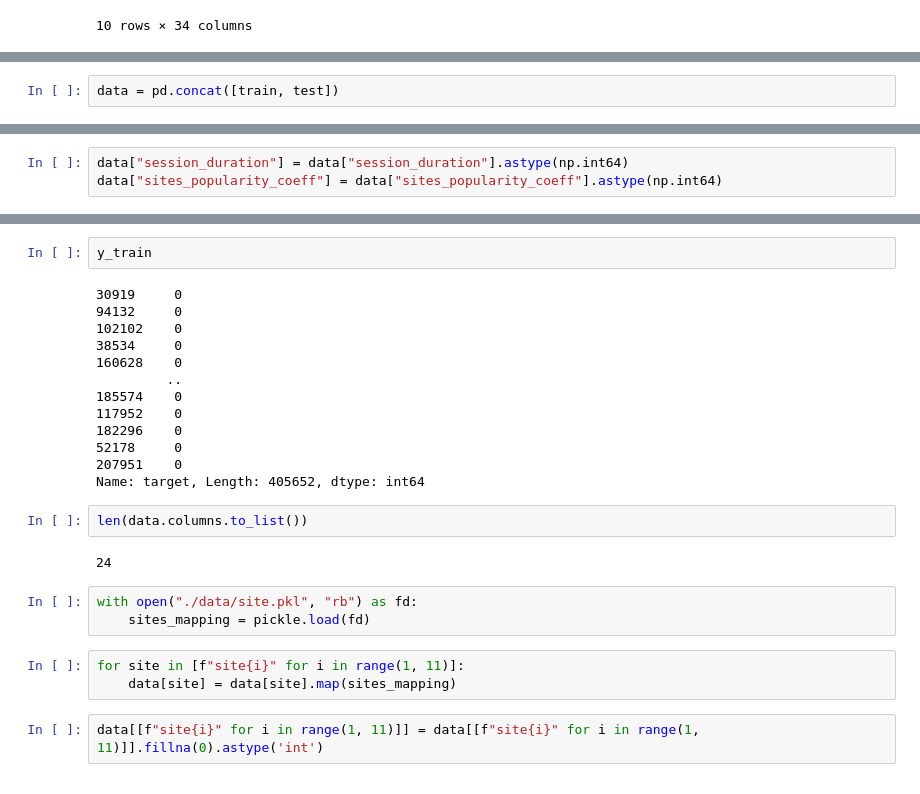
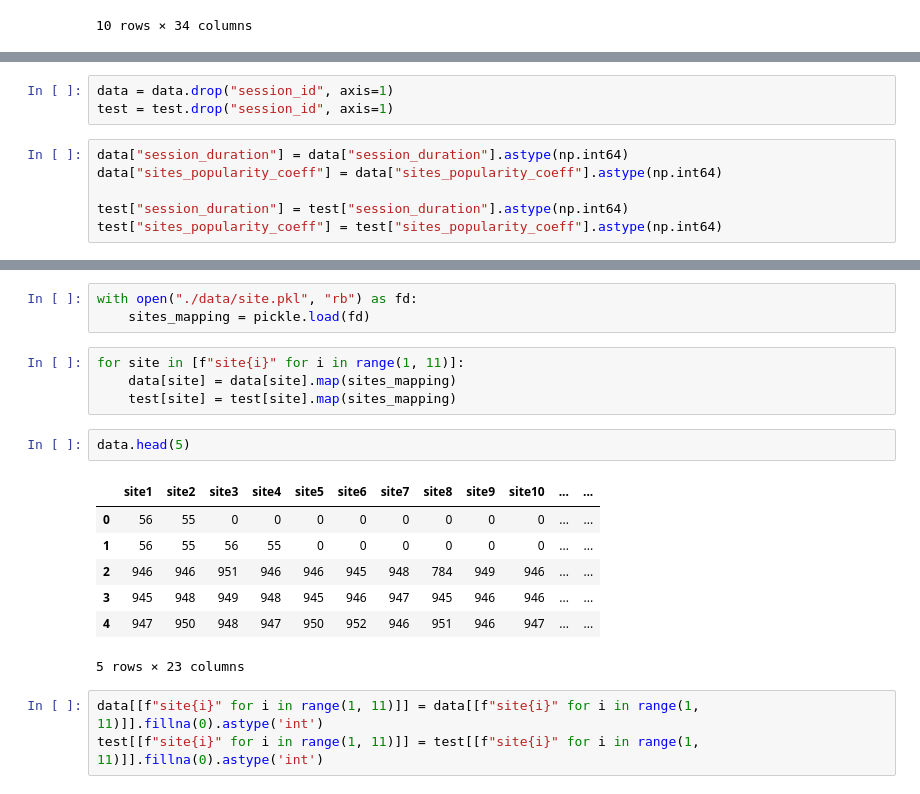
Before and after one commit to ret7020/MoscowMastersWorkflow, a Jupyter notebook: catboost.ipynb, the cells around one changed output, grey strips where cells are left out. Cells and saved outputs as stored; diff of their text form.

```diff
--- a/catboost.ipynb
+++ b/catboost.ipynb
@@ -60,3 +36 @@ train = train.drop([f"time{i}" for i in range(1, 11)], axis=1)
 test = test.drop([f"time{i}" for i in range(1, 11)], axis=1)
-# %%
-data = pd.concat([train, test])
@@ -79,3 +37,9 @@ data
+# %%
+data = data.drop("session_id", axis=1)
+test = test.drop("session_id", axis=1)
 # %%
 data["session_duration"] = data["session_duration"].astype(np.int64)
 data["sites_popularity_coeff"] = data["sites_popularity_coeff"].astype(np.int64)
+
+test["session_duration"] = test["session_duration"].astype(np.int64)
+test["sites_popularity_coeff"] = test["sites_popularity_coeff"].astype(np.int64)
@@ -101,28 +81,21 @@ is_short                  int64
 dtype: object
-# %%
-y_train
-# %% [output]
-30919     0
-94132     0
-102102    0
-38534     0
-160628    0
-         ..
-185574    0
-117952    0
-182296    0
-52178     0
-207951    0
-Name: target, Length: 405652, dtype: int64
-# %%
-len(data.columns.to_list())
-# %% [output]
-24
 # %%
 with open("./data/site.pkl", "rb") as fd:
     sites_mapping = pickle.load(fd)
 # %%
 for site in [f"site{i}" for i in range(1, 11)]:
     data[site] = data[site].map(sites_mapping)
+    test[site] = test[site].map(sites_mapping)
+# %%
+data.head(5)
+# %% [output]
+|  | site1 | site2 | site3 | site4 | site5 | site6 | site7 | site8 | site9 | site10 | ... | ... |
+| 0 | 56 | 55 | 0 | 0 | 0 | 0 | 0 | 0 | 0 | 0 | ... | ... |
+| 1 | 56 | 55 | 56 | 55 | 0 | 0 | 0 | 0 | 0 | 0 | ... | ... |
+| 2 | 946 | 946 | 951 | 946 | 946 | 945 | 948 | 784 | 949 | 946 | ... | ... |
+| 3 | 945 | 948 | 949 | 948 | 945 | 946 | 947 | 945 | 946 | 946 | ... | ... |
+| 4 | 947 | 950 | 948 | 947 | 950 | 952 | 946 | 951 | 946 | 947 | ... | ... |
+5 rows × 23 columns
 # %%
 data[[f"site{i}" for i in range(1, 11)]] = data[[f"site{i}" for i in range(1, 11)]].fillna(0).astype('int')
+test[[f"site{i}" for i in range(1, 11)]] = test[[f"site{i}" for i in range(1, 11)]].fillna(0).astype('int')
```
Also changed, not shown: parts of 19 cells of this notebook, 7 other files.
